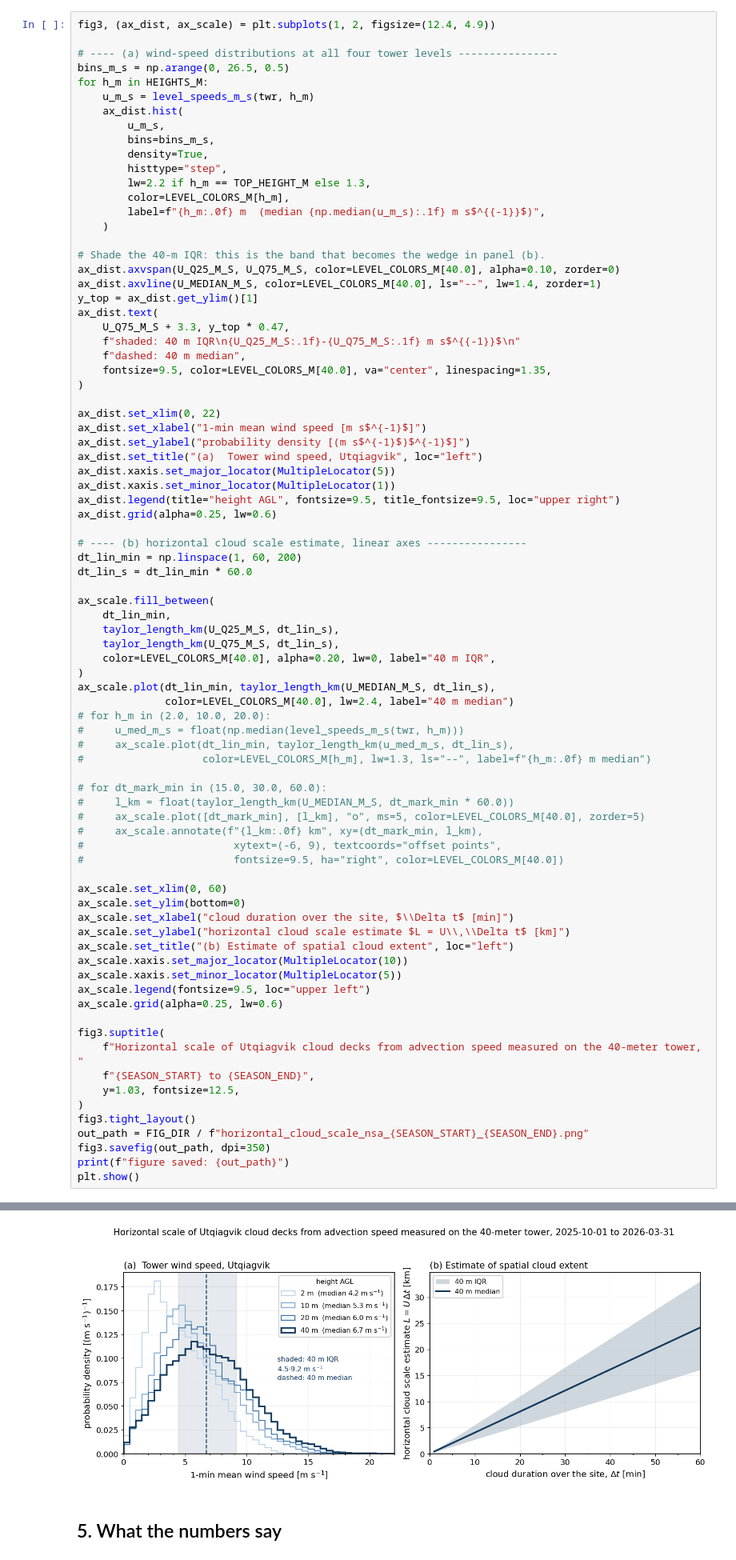
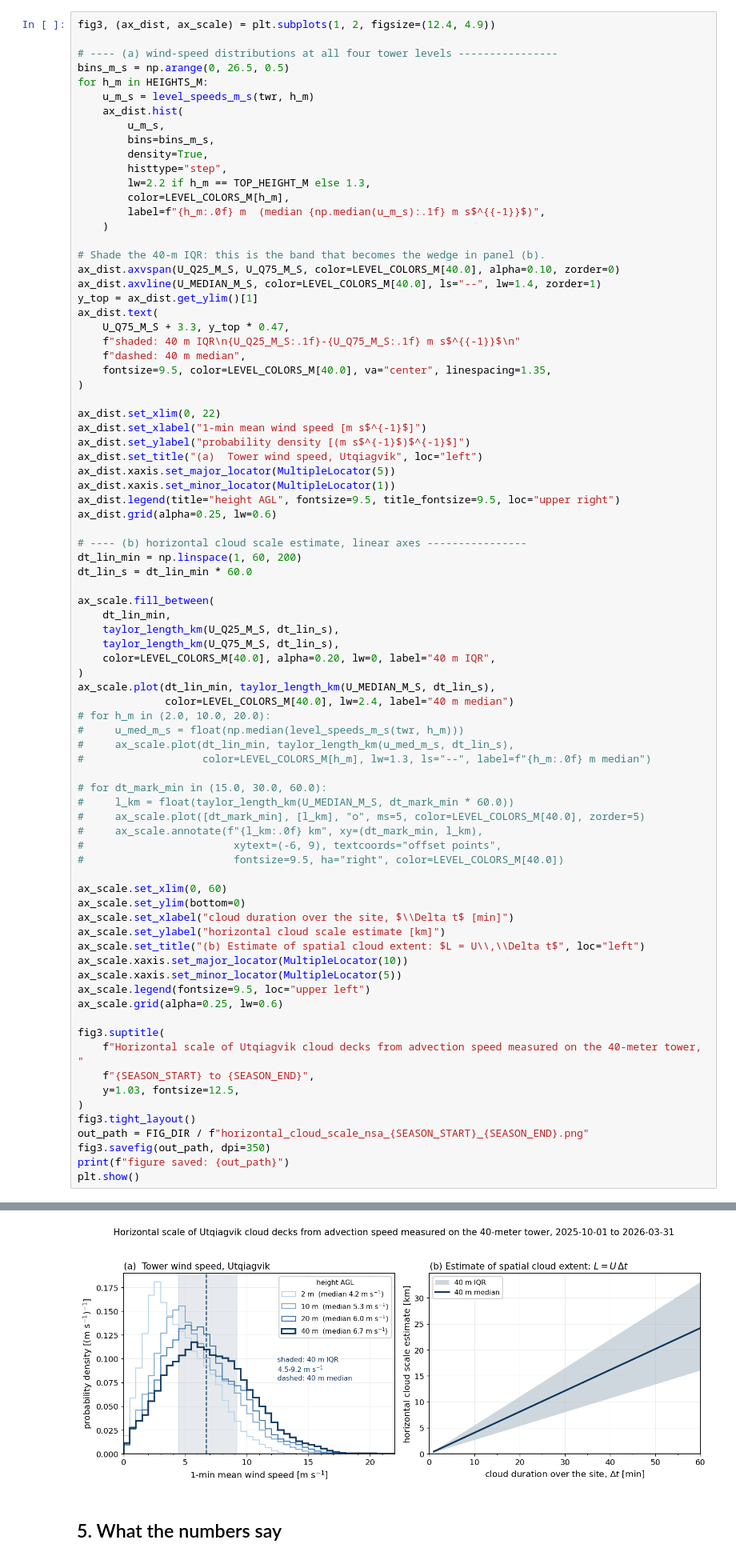
Before and after one commit to andrewjbuggee/Python-Research, a Jupyter notebook: northSlope_alaska_doeARM/taylor_hypothesis_cloud_spatial_scale.ipynb, the cells around one changed output, grey strips where cells are left out. Shown at 80% size. Saved outputs shown, nothing was run; the diff lists cells and outputs as text.

```diff
--- a/northSlope_alaska_doeARM/taylor_hypothesis_cloud_spatial_scale.ipynb
+++ b/northSlope_alaska_doeARM/taylor_hypothesis_cloud_spatial_scale.ipynb
@@ -538,36 +538,36 @@ ax_scale.plot(dt_lin_min, taylor_length_km(U_MEDIAN_M_S, dt_lin_s),
 #     ax_scale.plot(dt_lin_min, taylor_length_km(u_med_m_s, dt_lin_s),
 #                   color=LEVEL_COLORS_M[h_m], lw=1.3, ls="--", label=f"{h_m:.0f} m median")
 
 # for dt_mark_min in (15.0, 30.0, 60.0):
 #     l_km = float(taylor_length_km(U_MEDIAN_M_S, dt_mark_min * 60.0))
 #     ax_scale.plot([dt_mark_min], [l_km], "o", ms=5, color=LEVEL_COLORS_M[40.0], zorder=5)
 #     ax_scale.annotate(f"{l_km:.0f} km", xy=(dt_mark_min, l_km),
 #                        xytext=(-6, 9), textcoords="offset points",
 #                        fontsize=9.5, ha="right", color=LEVEL_COLORS_M[40.0])
 
 ax_scale.set_xlim(0, 60)
 ax_scale.set_ylim(bottom=0)
 ax_scale.set_xlabel("cloud duration over the site, $\\Delta t$ [min]")
-ax_scale.set_ylabel("horizontal cloud scale estimate $L = U\\,\\Delta t$ [km]")
-ax_scale.set_title("(b) Estimate of spatial cloud extent", loc="left")
+ax_scale.set_ylabel("horizontal cloud scale estimate [km]")
+ax_scale.set_title("(b) Estimate of spatial cloud extent: $L = U\\,\\Delta t$", loc="left")
 ax_scale.xaxis.set_major_locator(MultipleLocator(10))
 ax_scale.xaxis.set_minor_locator(MultipleLocator(5))
 ax_scale.legend(fontsize=9.5, loc="upper left")
 ax_scale.grid(alpha=0.25, lw=0.6)
 
 fig3.suptitle(
     f"Horizontal scale of Utqiagvik cloud decks from advection speed measured on the 40-meter tower, "
     f"{SEASON_START} to {SEASON_END}",
     y=1.03, fontsize=12.5,
 )
 fig3.tight_layout()
 out_path = FIG_DIR / f"horizontal_cloud_scale_nsa_{SEASON_START}_{SEASON_END}.png"
 fig3.savefig(out_path, dpi=350)
 print(f"figure saved: {out_path}")
 plt.show()
 # %% [output]
 figure saved: figures/horizontal_cloud_scale_nsa_2025-10-01_2026-03-31.png
-[figure, old version]
+[figure, new version]
 # %% [markdown]
 ## 5. What the numbers say
 # %%
```
Also changed, not shown: 5 other files.
